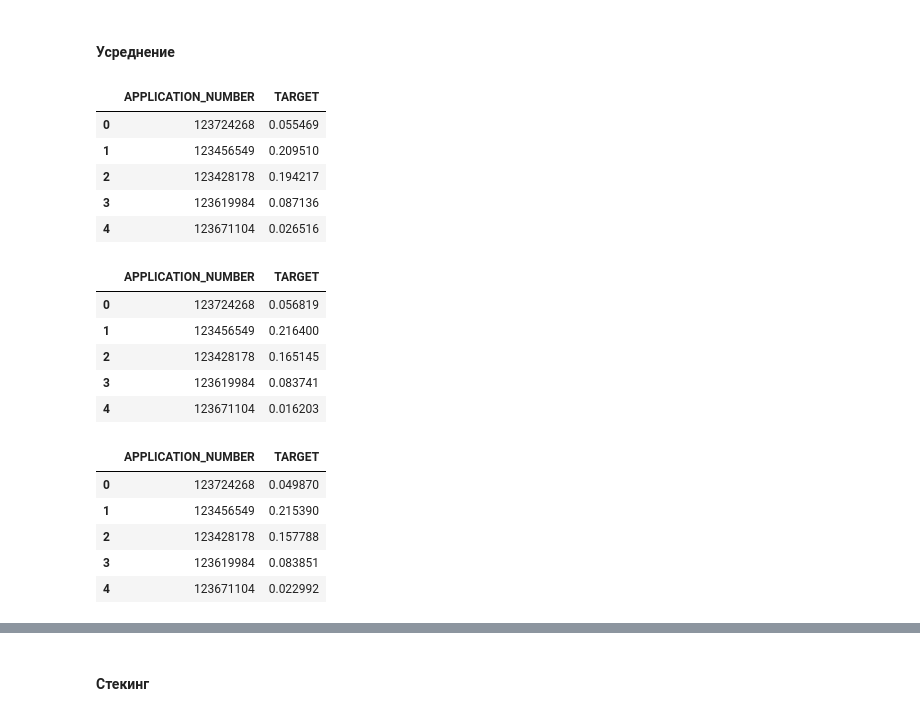
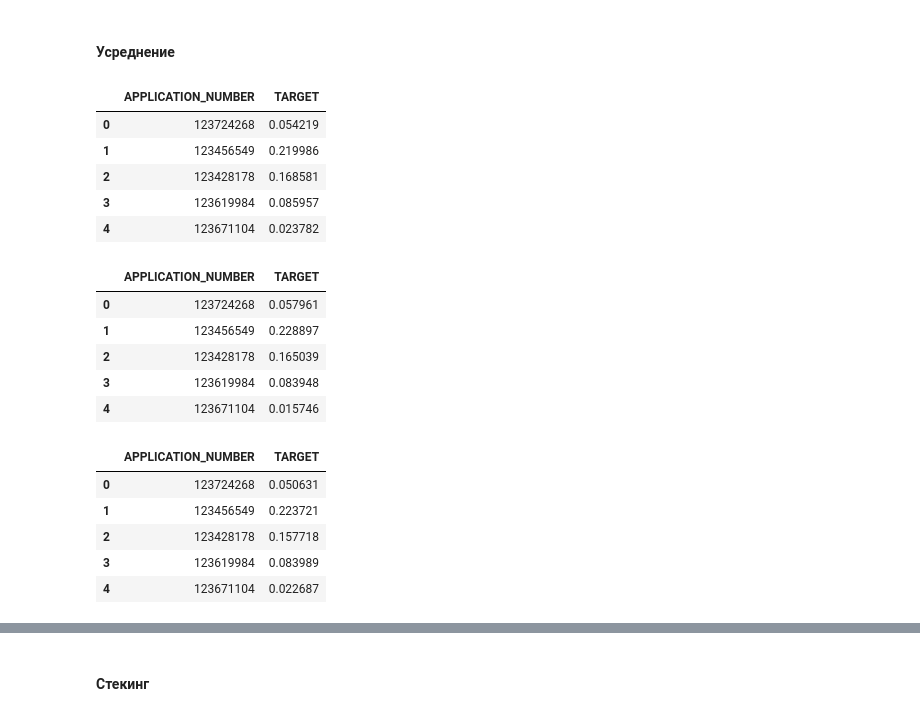
Before and after one commit to VitalyGladyshev/Python_for_DS, a Jupyter notebook: kagglesacw2_r.ipynb, the cells around one changed output, grey strips where cells are left out. Saved outputs shown, nothing was run; the diff lists cells and outputs as text; code cells hidden in the pictures.

```diff
--- a/kagglesacw2_r.ipynb
+++ b/kagglesacw2_r.ipynb
@@ -2911,40 +2923,40 @@ lgbm.cv auc-mean: 0.7366, auc-stdv: 0.0069
 #### Усреднение
 # %%
 prediction_mean3 = test_prep[['APPLICATION_NUMBER']].copy()
-prediction_mean3["TARGET"] = (test_predictions_xgb_c2 + test_predictions_lgbm_c2 + test_preds_catb_f) / 3
+prediction_mean3["TARGET"] = (test_predictions_xgb2_c2 + test_predictions_lgbm_c2 + test_prediction_cnn) / 3
 prediction_mean3.head()
 # %% [output]
 |  | APPLICATION_NUMBER | TARGET |
-| 0 | 123724268 | 0.055469 |
-| 1 | 123456549 | 0.209510 |
-| 2 | 123428178 | 0.194217 |
-| 3 | 123619984 | 0.087136 |
-| 4 | 123671104 | 0.026516 |
+| 0 | 123724268 | 0.054219 |
+| 1 | 123456549 | 0.219986 |
+| 2 | 123428178 | 0.168581 |
+| 3 | 123619984 | 0.085957 |
+| 4 | 123671104 | 0.023782 |
 # %%
 prediction_mean3.to_csv(data_dir + "prediction_mean3.csv", sep=",", index=False)
 # %%
 prediction_mean2 = test_prep[['APPLICATION_NUMBER']].copy()
-prediction_mean2["TARGET"] = (test_predictions_xgb_c2 + test_predictions_lgbm_c2) / 2
+prediction_mean2["TARGET"] = (test_predictions_xgb2_c2 + test_predictions_lgbm_c2) / 2
 prediction_mean2.head()
 # %% [output]
 |  | APPLICATION_NUMBER | TARGET |
-| 0 | 123724268 | 0.056819 |
-| 1 | 123456549 | 0.216400 |
-| 2 | 123428178 | 0.165145 |
-| 3 | 123619984 | 0.083741 |
-| 4 | 123671104 | 0.016203 |
+| 0 | 123724268 | 0.057961 |
+| 1 | 123456549 | 0.228897 |
+| 2 | 123428178 | 0.165039 |
+| 3 | 123619984 | 0.083948 |
+| 4 | 123671104 | 0.015746 |
 # %%
 prediction_mean2.to_csv(data_dir + "prediction_mean2.csv", sep=",", index=False)
 # %%
 prediction_mean3n = test_prep[['APPLICATION_NUMBER']].copy()
-prediction_mean3n["TARGET"] = (test_predictions_xgb_c2 + test_prediction_nn + test_prediction_cnn) / 3
+prediction_mean3n["TARGET"] = (test_predictions_xgb2_c2 + test_prediction_nn + test_prediction_cnn) / 3
 prediction_mean3n.head()
 # %% [output]
 |  | APPLICATION_NUMBER | TARGET |
-| 0 | 123724268 | 0.049870 |
-| 1 | 123456549 | 0.215390 |
-| 2 | 123428178 | 0.157788 |
-| 3 | 123619984 | 0.083851 |
-| 4 | 123671104 | 0.022992 |
+| 0 | 123724268 | 0.050631 |
+| 1 | 123456549 | 0.223721 |
+| 2 | 123428178 | 0.157718 |
+| 3 | 123619984 | 0.083989 |
+| 4 | 123671104 | 0.022687 |
 # %%
 prediction_mean3n.to_csv(data_dir + "prediction_mean3n.csv", sep=",", index=False)
```
Also changed, not shown: parts of 23 cells of this notebook.
